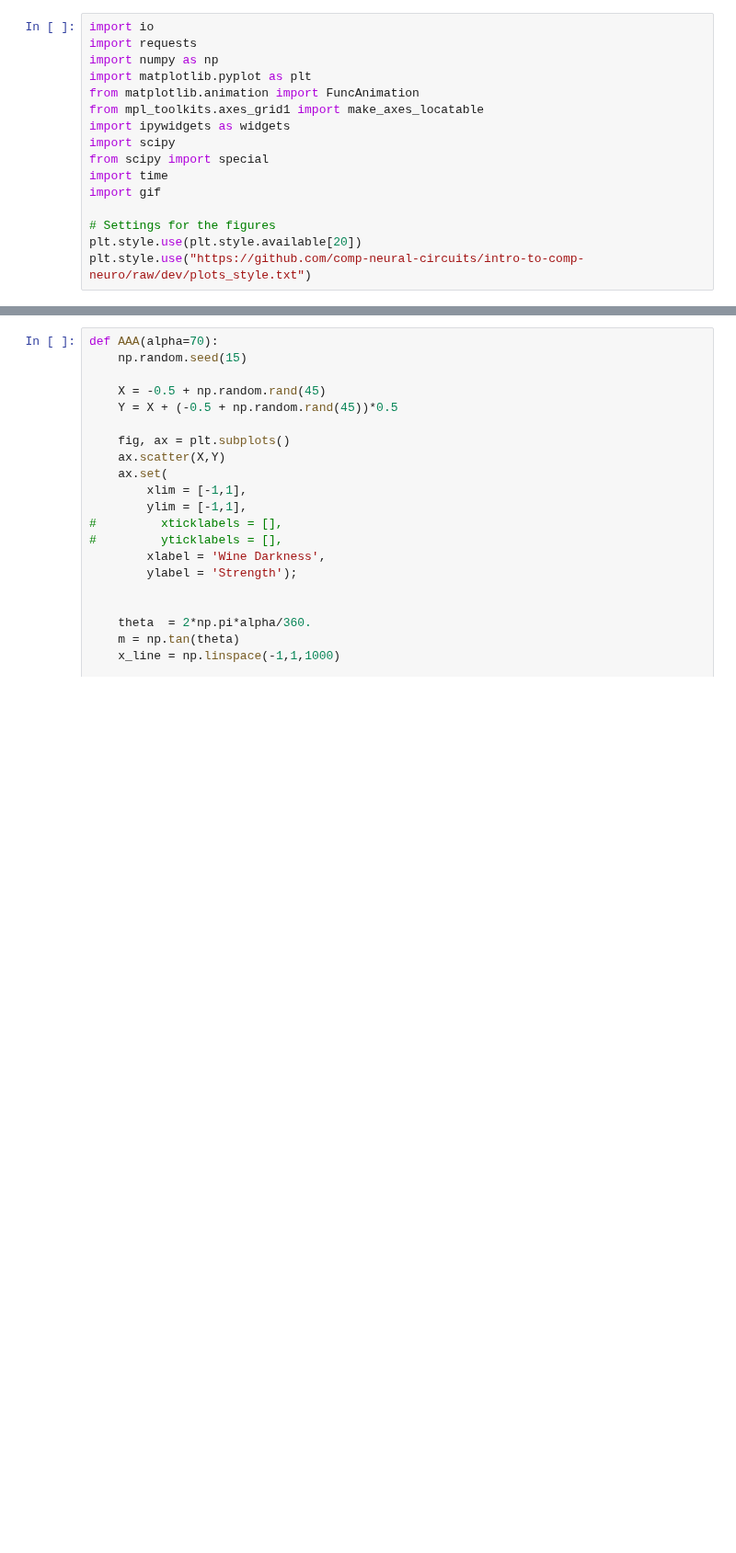
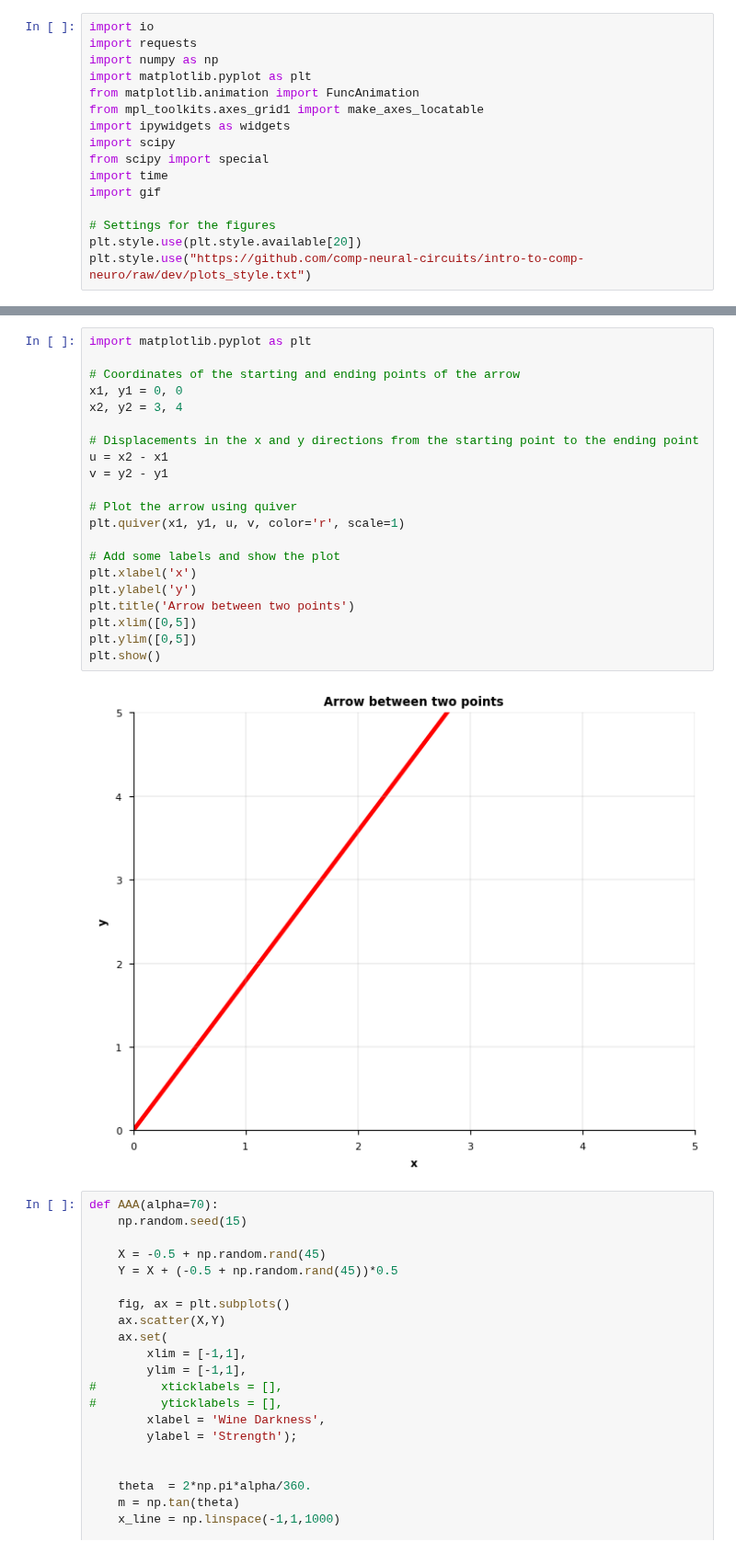
Before and after one commit to comp-neural-circuits/intro-to-comp-neuro, a Jupyter notebook: notebooks/Exc_10/notebook_10.ipynb, the cells around one changed output, grey strips where cells are left out. Shown at 92% size. Saved outputs shown, nothing was run; the diff lists cells and outputs as text; blank space fills up the shorter version.

```diff
--- a/notebooks/Exc_10/notebook_10.ipynb
+++ b/notebooks/Exc_10/notebook_10.ipynb
@@ -100,3 +186,26 @@ MovieWriter Pillow unavailable; using Pillow instead.
+# %%
+import matplotlib.pyplot as plt
+
+# Coordinates of the starting and ending points of the arrow
+x1, y1 = 0, 0
+x2, y2 = 3, 4
+
+# Displacements in the x and y directions from the starting point to the ending point
+u = x2 - x1
+v = y2 - y1
+
+# Plot the arrow using quiver
+plt.quiver(x1, y1, u, v, color='r', scale=1)
+
+# Add some labels and show the plot
+plt.xlabel('x')
+plt.ylabel('y')
+plt.title('Arrow between two points')
+plt.xlim([0,5])
+plt.ylim([0,5])
+plt.show()
+# %% [output]
+[figure, added]
 # %%
 def AAA(alpha=70):
     np.random.seed(15)
```
Also changed, not shown: parts of 2 cells of this notebook, 1 other file.
